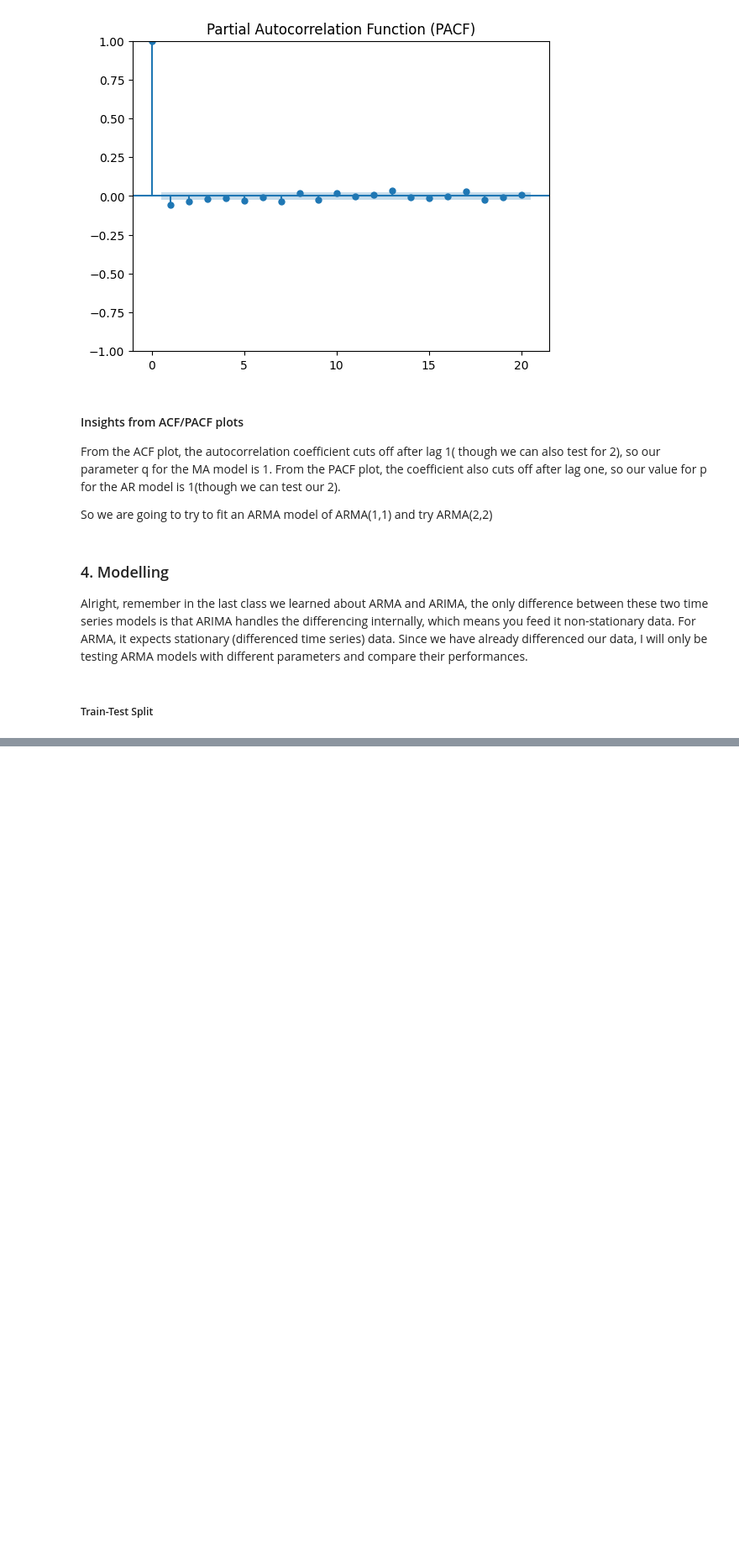
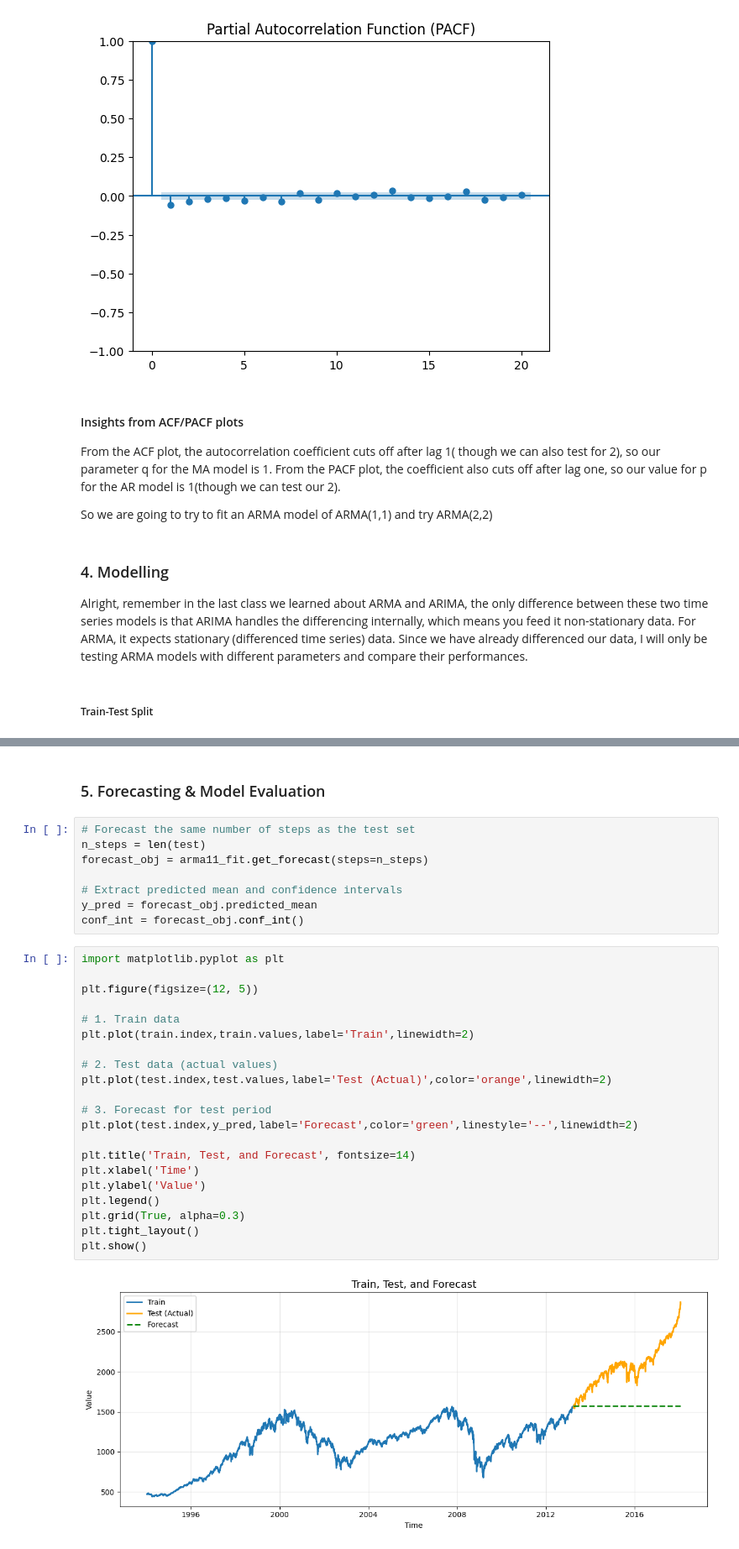
Before and after one commit to WamzMwangi/Advanced_Machine_Learning, a Jupyter notebook: Time_Series_Forecasting/Stock_prices_forecasting.ipynb, the cells around one changed output, grey strips where cells are left out. Shown at 84% size. Cells and saved outputs as stored; diff of their text form; blank space fills up the shorter version.

```diff
--- a/Time_Series_Forecasting/Stock_prices_forecasting.ipynb
+++ b/Time_Series_Forecasting/Stock_prices_forecasting.ipynb
@@ -270,0 +357,33 @@ Warnings:
+# %% [markdown]
+### 5. Forecasting & Model Evaluation
+# %%
+# Forecast the same number of steps as the test set
+n_steps = len(test)
+forecast_obj = arma11_fit.get_forecast(steps=n_steps)
+
+# Extract predicted mean and confidence intervals
+y_pred = forecast_obj.predicted_mean
+conf_int = forecast_obj.conf_int()
+# %%
+import matplotlib.pyplot as plt
+
+plt.figure(figsize=(12, 5))
+
+# 1. Train data
+plt.plot(train.index,train.values,label='Train',linewidth=2)
+
+# 2. Test data (actual values)
+plt.plot(test.index,test.values,label='Test (Actual)',color='orange',linewidth=2)
+
+# 3. Forecast for test period
+plt.plot(test.index,y_pred,label='Forecast',color='green',linestyle='--',linewidth=2)
+
+plt.title('Train, Test, and Forecast', fontsize=14)
+plt.xlabel('Time')
+plt.ylabel('Value')
+plt.legend()
+plt.grid(True, alpha=0.3)
+plt.tight_layout()
+plt.show()
+# %% [output]
+[figure, added]
```
Also changed, not shown: parts of 12 cells of this notebook.
